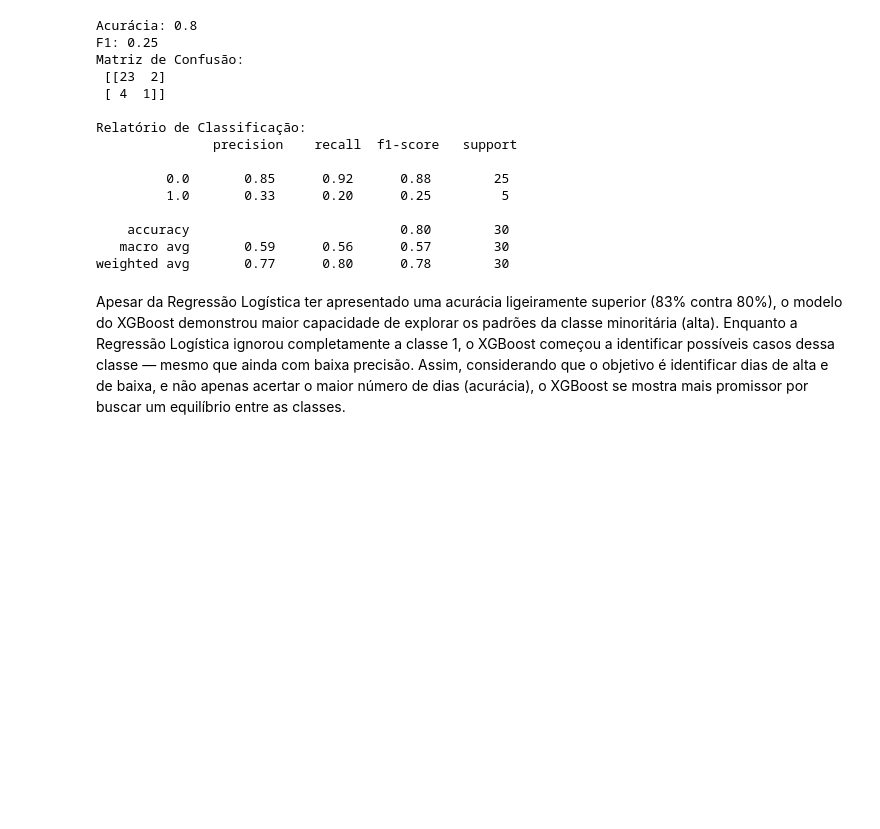
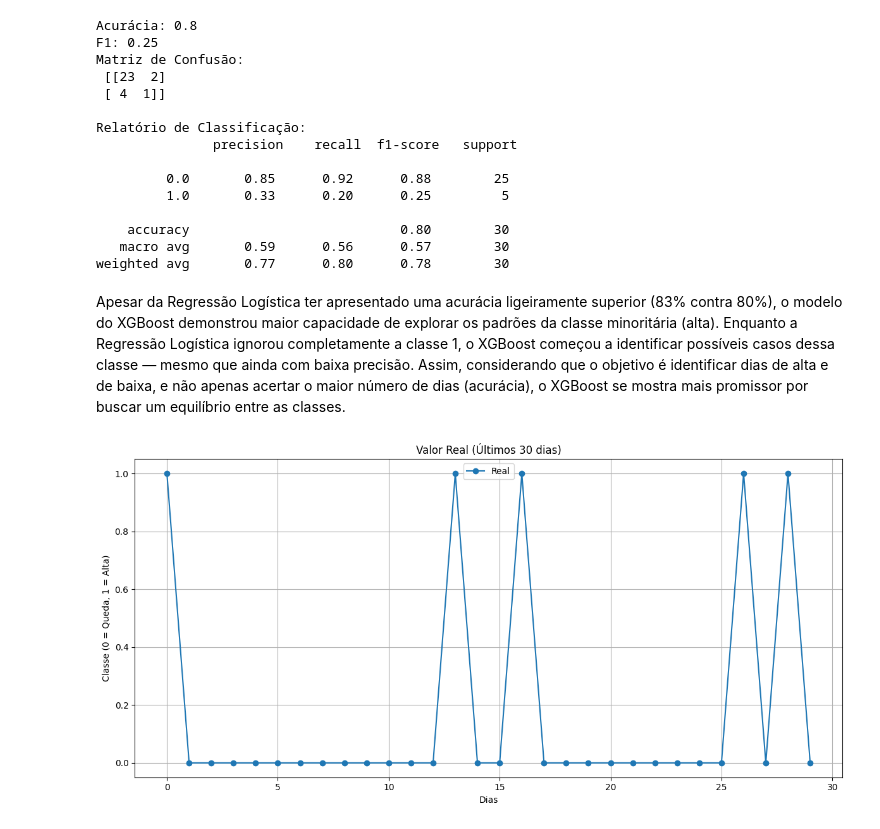
Before and after one commit to CorsiIsa/Tech_Challenge_IBOVESPA, a Jupyter notebook: Tech_Challenge_Análise_Preditiva_Ibovespa_V_3.ipynb, the cells around one changed output. Cells and saved outputs as stored; diff of their text form; code cells hidden in the pictures; blank space fills up the shorter version.

```diff
--- a/Tech_Challenge_Análise_Preditiva_Ibovespa_V_3.ipynb
+++ b/Tech_Challenge_Análise_Preditiva_Ibovespa_V_3.ipynb
@@ -498,3 +497,17 @@ weighted avg       0.77      0.80      0.78        30
 Apesar da Regressão Logística ter apresentado uma acurácia ligeiramente superior (83% contra 80%), o modelo do XGBoost demonstrou maior capacidade de explorar os padrões da classe minoritária (alta).
 Enquanto a Regressão Logística ignorou completamente a classe 1, o XGBoost começou a identificar possíveis casos dessa classe — mesmo que ainda com baixa precisão.
 Assim, considerando que o objetivo é identificar dias de alta e de baixa, e não apenas acertar o maior número de dias (acurácia), o XGBoost se mostra mais promissor por buscar um equilíbrio entre as classes.
+# %%
+# Plotando valores reais (30 dias)
+
+plt.figure(figsize=(12,6))
+plt.plot(y_test_4.reset_index(drop=True), label='Real', marker='o')
+plt.title('Valor Real (Últimos 30 dias)')
+plt.xlabel('Dias')
+plt.ylabel('Classe (0 = Queda, 1 = Alta)')
+plt.legend()
+plt.grid(True)
+plt.tight_layout()
+plt.show()
+# %% [output]
+[figure, added]
```
Also changed, not shown: parts of 9 cells of this notebook.
